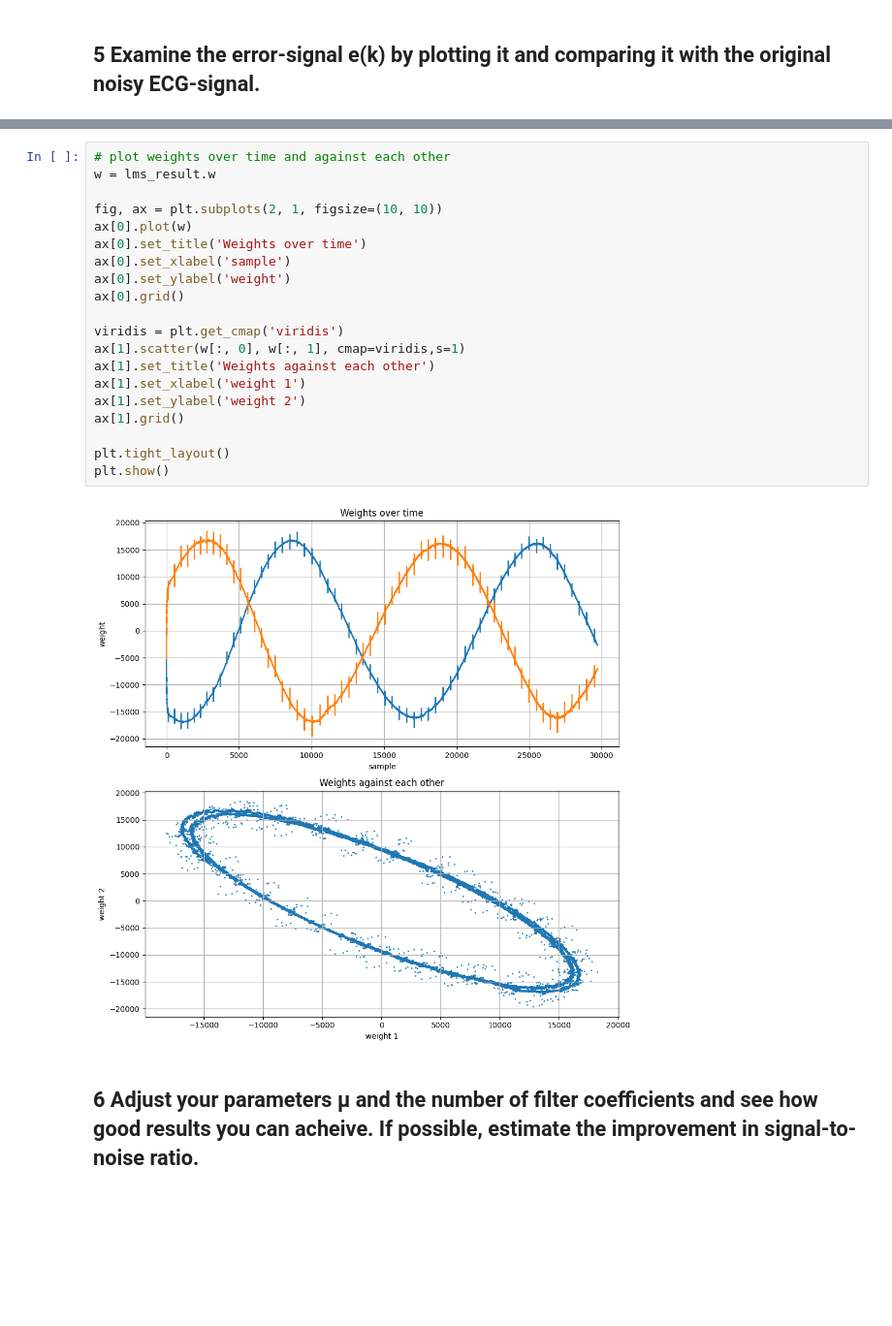
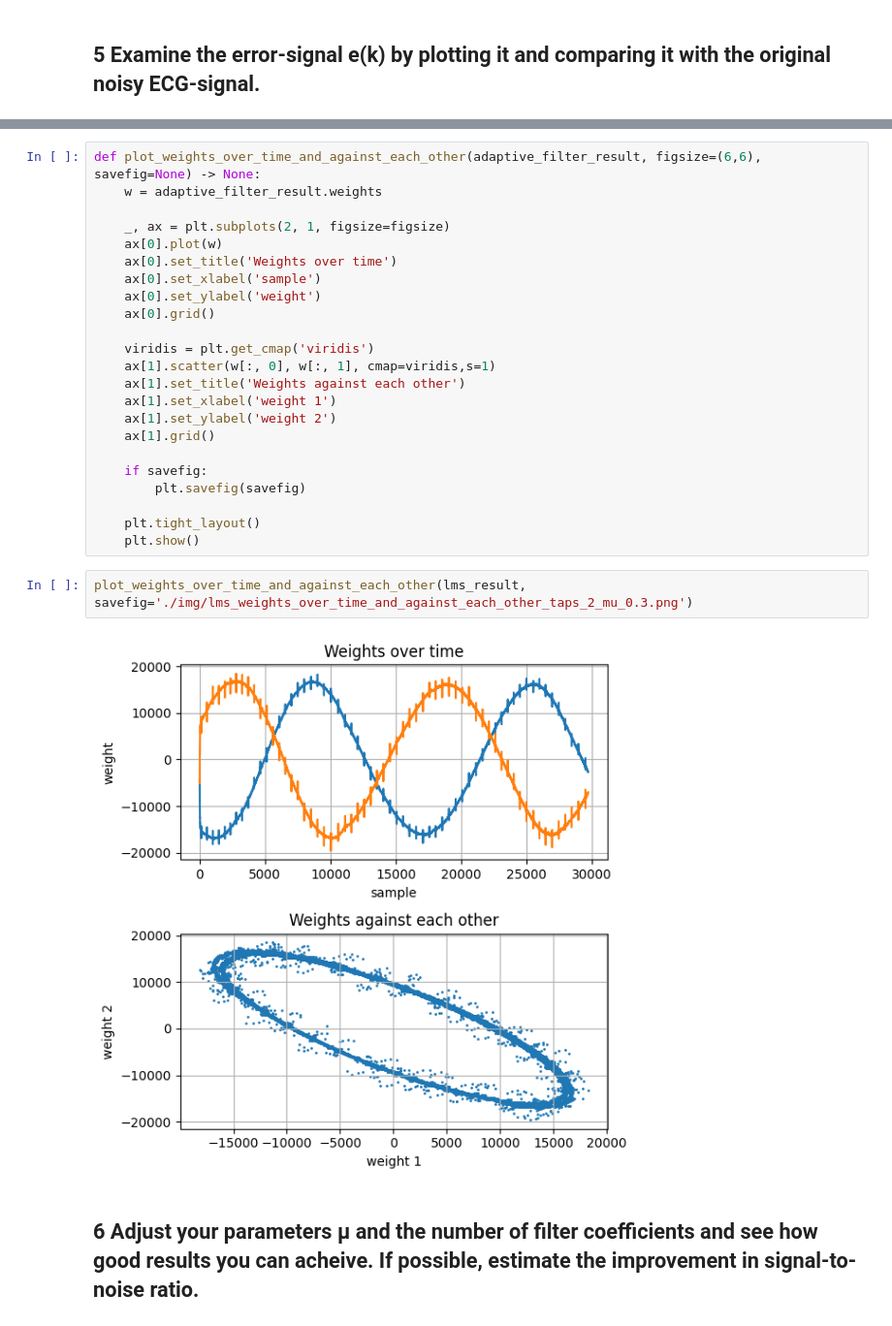
Before and after one commit to kpbaks/advance-signal-processing-assignment-2, a Jupyter notebook: assignment_2.ipynb, the cells around one changed output, grey strips where cells are left out. Shown at 97% size. Saved outputs shown, nothing was run; the diff lists cells and outputs as text; blank space fills up the shorter version.

```diff
--- a/assignment_2.ipynb
+++ b/assignment_2.ipynb
@@ -159,25 +172,30 @@ plot_filtered_ecg_signal(lms_result)
 # %%
-# plot weights over time and against each other
-w = lms_result.w
+def plot_weights_over_time_and_against_each_other(adaptive_filter_result, figsize=(6,6), savefig=None) -> None:
+    w = adaptive_filter_result.weights
 
-fig, ax = plt.subplots(2, 1, figsize=(10, 10))
-ax[0].plot(w)
-ax[0].set_title('Weights over time')
-ax[0].set_xlabel('sample')
-ax[0].set_ylabel('weight')
-ax[0].grid()
+    _, ax = plt.subplots(2, 1, figsize=figsize)
+    ax[0].plot(w)
+    ax[0].set_title('Weights over time')
+    ax[0].set_xlabel('sample')
+    ax[0].set_ylabel('weight')
+    ax[0].grid()
 
-viridis = plt.get_cmap('viridis')
-ax[1].scatter(w[:, 0], w[:, 1], cmap=viridis,s=1)
-ax[1].set_title('Weights against each other')
-ax[1].set_xlabel('weight 1')
-ax[1].set_ylabel('weight 2')
-ax[1].grid()
+    viridis = plt.get_cmap('viridis')
+    ax[1].scatter(w[:, 0], w[:, 1], cmap=viridis,s=1)
+    ax[1].set_title('Weights against each other')
+    ax[1].set_xlabel('weight 1')
+    ax[1].set_ylabel('weight 2')
+    ax[1].grid()
 
-plt.tight_layout()
-plt.show()
+    if savefig:
+        plt.savefig(savefig)
+
+    plt.tight_layout()
+    plt.show()
-# %% [output]
-[figure, removed]
+# %%
+plot_weights_over_time_and_against_each_other(lms_result, savefig='./img/lms_weights_over_time_and_against_each_other_taps_2_mu_0.3.png')
+# %% [output]
+[figure, added]
 # %% [markdown]
 ## 6  Adjust your parameters μ and the number of filter coefficients and see how good results you can acheive. If possible, estimate the improvement in signal-to-noise ratio.
 # %%
```
Also changed, not shown: parts of 29 cells of this notebook, 15 other files.
